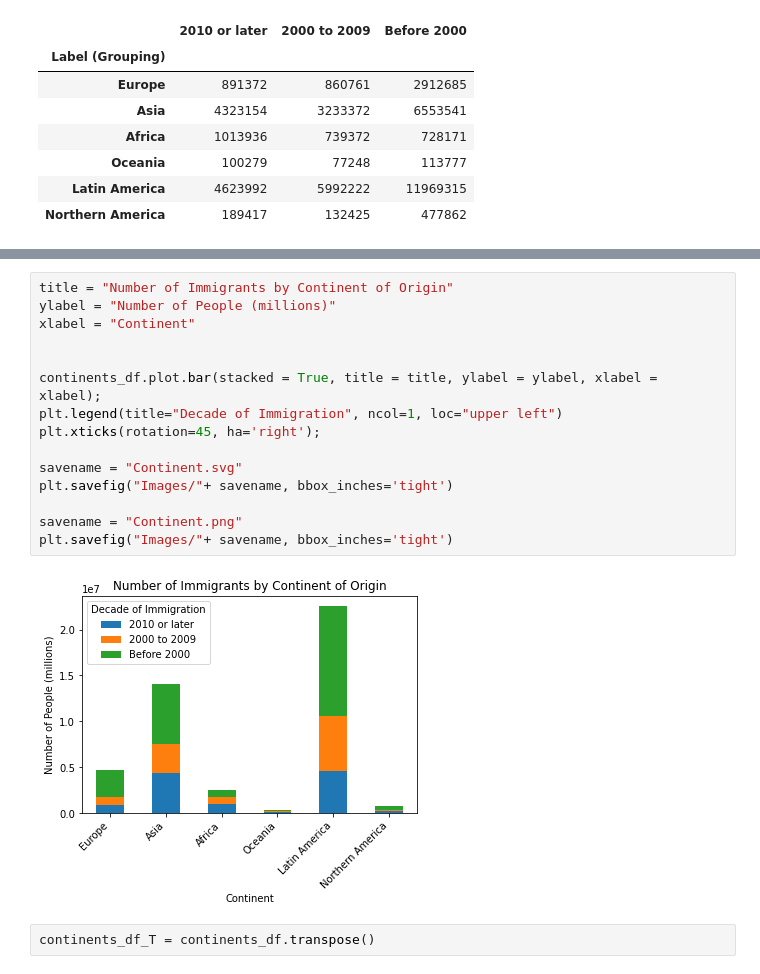
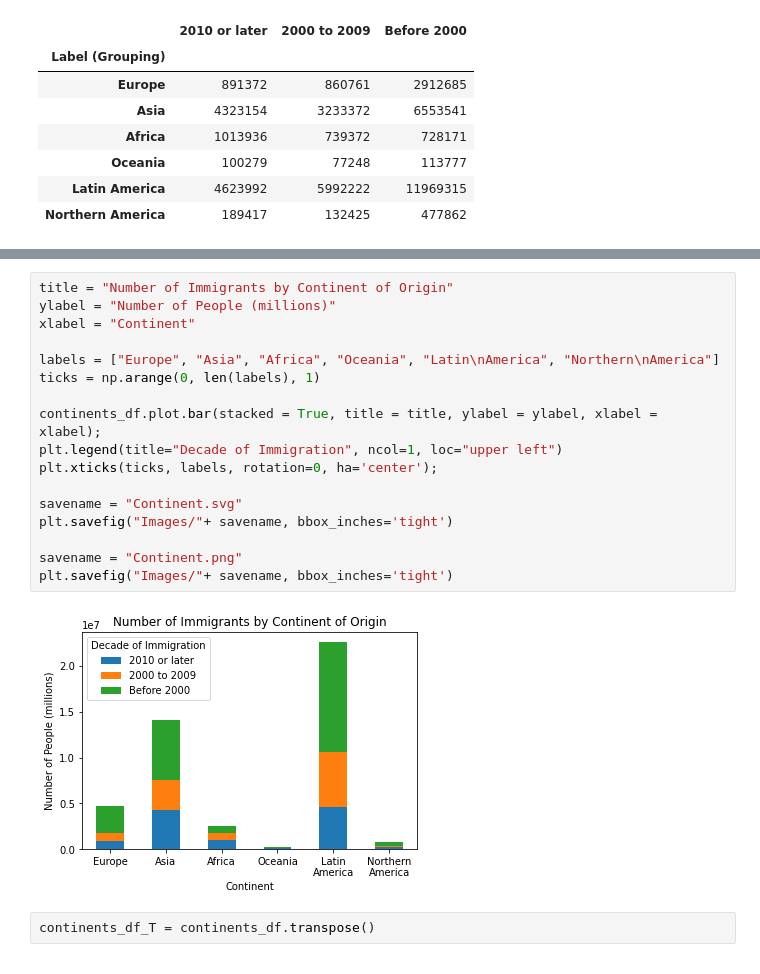
Before and after one commit to halabi93/Immigration-Data-Analysis, a Jupyter notebook: DataAnalysis.ipynb, the cells around one changed output, grey strips where cells are left out. Saved outputs shown, nothing was run; the diff lists cells and outputs as text.

```diff
--- a/DataAnalysis.ipynb
+++ b/DataAnalysis.ipynb
@@ -82,20 +108,22 @@ continents_df.head(6)
 # %%
 title = "Number of Immigrants by Continent of Origin"
 ylabel = "Number of People (millions)"
 xlabel = "Continent"
 
+labels = ["Europe", "Asia", "Africa", "Oceania", "Latin\nAmerica", "Northern\nAmerica"]
+ticks = np.arange(0, len(labels), 1)
 
 continents_df.plot.bar(stacked = True, title = title, ylabel = ylabel, xlabel = xlabel);
 plt.legend(title="Decade of Immigration", ncol=1, loc="upper left")
-plt.xticks(rotation=45, ha='right');
+plt.xticks(ticks, labels, rotation=0, ha='center');
 
 savename = "Continent.svg"
 plt.savefig("Images/"+ savename, bbox_inches='tight')
 
 savename = "Continent.png"
 plt.savefig("Images/"+ savename, bbox_inches='tight')
 # %% [output]
-[figure, old version]
+[figure, new version]
 # %%
 continents_df_T = continents_df.transpose()
 # %%
```
Also changed, not shown: parts of 2 cells of this notebook, 26 other files.
